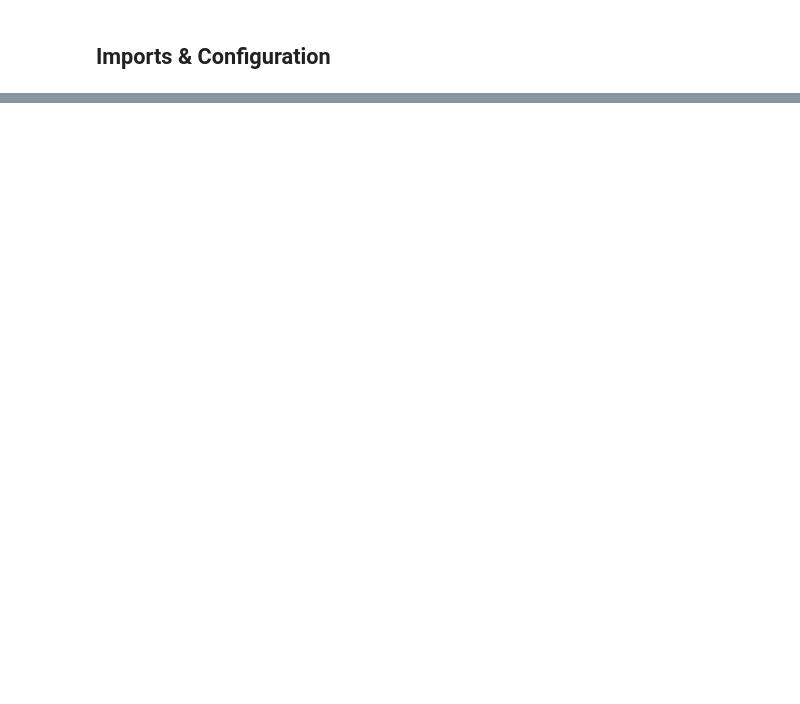
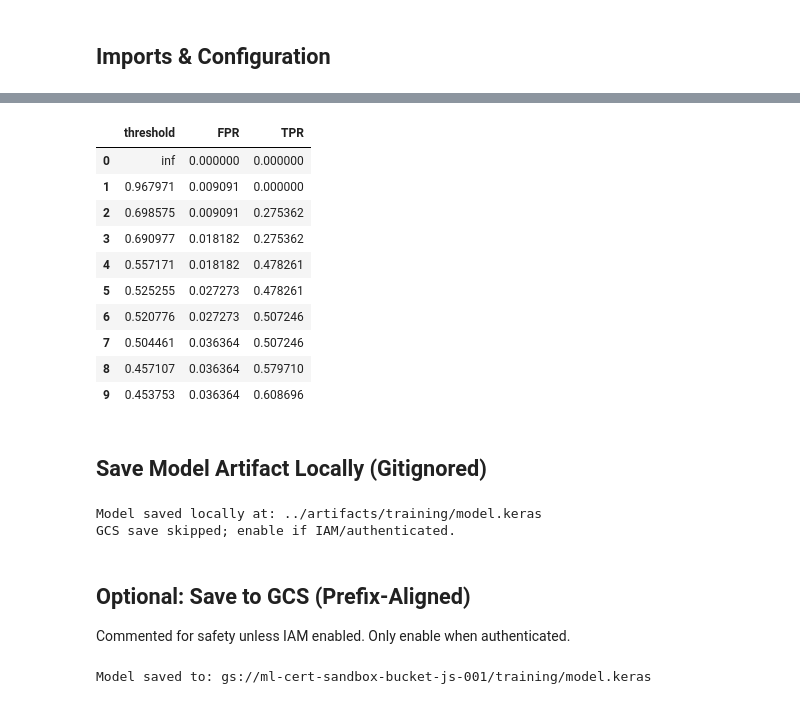
Before and after one commit to tyrantdavis/gcp-ml-engineer-vertex-ai, a Jupyter notebook: notebooks/03_training_keras_vertex.ipynb, the cells around one changed output, grey strips where cells are left out. Saved outputs shown, nothing was run; the diff lists cells and outputs as text; code cells hidden in the pictures; blank space fills up the shorter version.

```diff
--- a/notebooks/03_training_keras_vertex.ipynb
+++ b/notebooks/03_training_keras_vertex.ipynb
@@ -262,0 +258,45 @@ What this proves:
+# %%
+# Threshold Analysis (brief)
+threshold_table = pd.DataFrame({
+    "threshold": thresholds,
+    "FPR": fpr,
+    "TPR": tpr
+})
+threshold_table.head(10)
+# %% [output]
+|  | threshold | FPR | TPR |
+| 0 | inf | 0.000000 | 0.000000 |
+| 1 | 0.967971 | 0.009091 | 0.000000 |
+| 2 | 0.698575 | 0.009091 | 0.275362 |
+| 3 | 0.690977 | 0.018182 | 0.275362 |
+| 4 | 0.557171 | 0.018182 | 0.478261 |
+| 5 | 0.525255 | 0.027273 | 0.478261 |
+| 6 | 0.520776 | 0.027273 | 0.507246 |
+| 7 | 0.504461 | 0.036364 | 0.507246 |
+| 8 | 0.457107 | 0.036364 | 0.579710 |
+| 9 | 0.453753 | 0.036364 | 0.608696 |
+# %% [markdown]
+## Save Model Artifact Locally (Gitignored)
+# %%
+LOCAL_ARTIFACT_DIR = Path("../artifacts/training")
+LOCAL_ARTIFACT_DIR.mkdir(parents=True, exist_ok=True)
+
+LOCAL_MODEL_PATH = LOCAL_ARTIFACT_DIR / "model.keras"
+model.save(LOCAL_MODEL_PATH)
+
+print("Model saved locally at:", LOCAL_MODEL_PATH)
+print("GCS save skipped; enable if IAM/authenticated.")
+# %% [output]
+Model saved locally at: ../artifacts/training/model.keras
+GCS save skipped; enable if IAM/authenticated.
+# %% [markdown]
+## Optional: Save to GCS (Prefix-Aligned)
+
+Commented for safety unless IAM enabled. Only enable when authenticated.
+# %%
+# Optional: Save to GCS (Prefix-Aligned)
+GCS_MODEL_URI = f"{TRAINING_PREFIX.rstrip('/')}/model.keras"
+model.save(GCS_MODEL_URI)
+print("Model saved to:", GCS_MODEL_URI)
+# %% [output]
+Model saved to: gs://ml-cert-sandbox-bucket-js-001/training/model.keras
```
Also changed, not shown: parts of 55 cells of this notebook.
